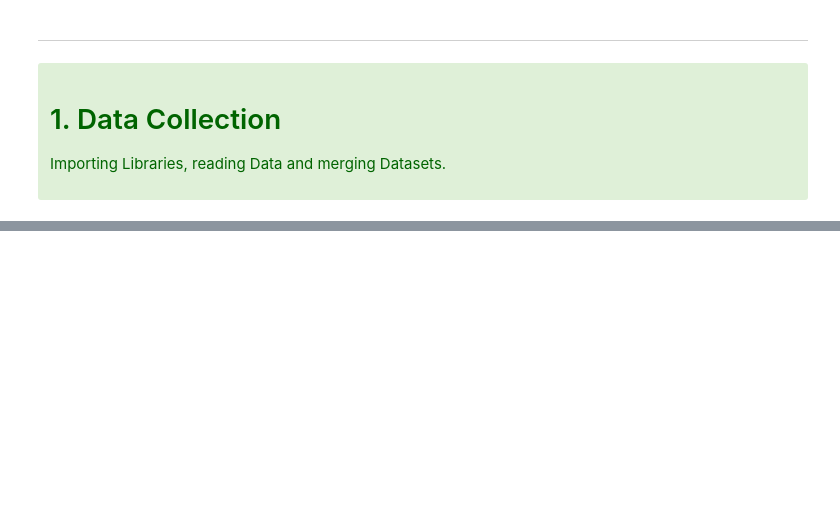
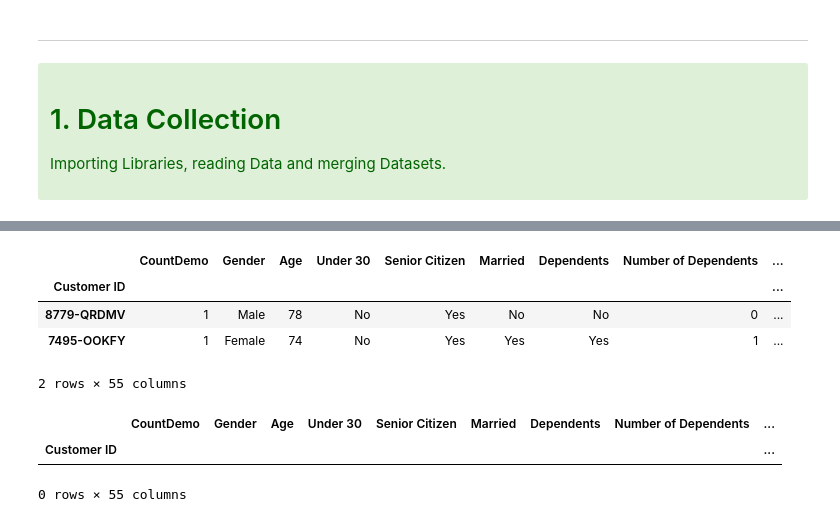
Before and after one commit to sarasustelosantos/bootcamp_group, a Jupyter notebook: Data_Exploration.ipynb, the cells around one changed output, grey strips where cells are left out. Drawn from its saved outputs; the diff is of its cells as text; code cells hidden in the pictures; blank space fills up the shorter version.

```diff
--- a/Data_Exploration.ipynb
+++ b/Data_Exploration.ipynb
@@ -42,0 +50,3 @@ display(status.head(2))
+# %%
+location = location.rename(columns={'Count': 'CountLoc'})
+location.head(2)
@@ -42,0 +83,15 @@ display(status.head(2))
+# %%
+merged_df.set_index('Customer ID', inplace = True)
+merged_df.head(2)
+# %% [output]
+|  | CountDemo | Gender | Age | Under 30 | Senior Citizen | Married | Dependents | Number of Dependents | ... |
+| Customer ID |  |  |  |  |  |  |  |  | ... |
+| 8779-QRDMV | 1 | Male | 78 | No | Yes | No | No | 0 | ... |
+| 7495-OOKFY | 1 | Female | 74 | No | Yes | Yes | Yes | 1 | ... |
+2 rows × 55 columns
+# %%
+merged_df[merged_df.duplicated()]
+# %% [output]
+|  | CountDemo | Gender | Age | Under 30 | Senior Citizen | Married | Dependents | Number of Dependents | ... |
+| Customer ID |  |  |  |  |  |  |  |  | ... |
+0 rows × 55 columns
```
Also changed, not shown: parts of 29 cells of this notebook, 1 other file.
